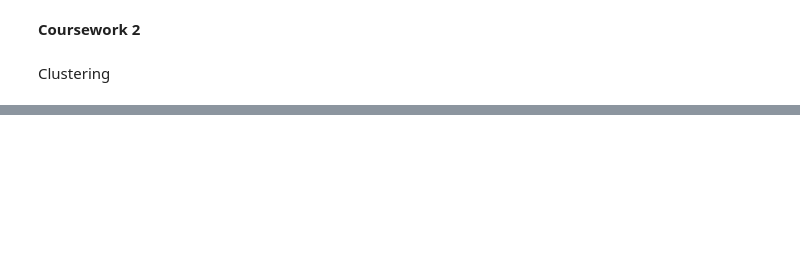
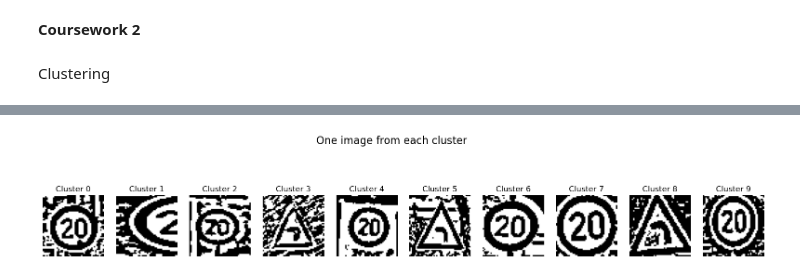
Before and after one commit to Danish3848/F20DL, a Jupyter notebook: CW/F20DL_Coursework1_Group12.ipynb, the cells around one changed output, grey strips where cells are left out. Drawn from its saved outputs; the diff is of its cells as text; code cells hidden in the pictures; blank space fills up the shorter version.

```diff
--- a/CW/F20DL_Coursework1_Group12.ipynb
+++ b/CW/F20DL_Coursework1_Group12.ipynb
@@ -869,0 +767,40 @@ Clustering
+# %%
+from sklearn.cluster import AgglomerativeClustering
+import matplotlib.pyplot as plt
+import numpy as np
+
+# Assuming 'X' is a pandas DataFrame and each row is a flattened grayscale image
+X =balanced_dataset_x.to_numpy()  # Convert DataFrame to NumPy array if not already
+n_clusters = 10  # The number of clusters to find
+image_height = 48  # The height of the images (you should define this)
+image_width = 48   # The width of the images (you should define this)
+
+# Initialize and fit Agglomerative Clustering
+agg_cluster = AgglomerativeClustering(n_clusters=n_clusters, affinity='euclidean', linkage='ward')
+agg_labels = agg_cluster.fit_predict(X)
+
+# Get unique cluster labels
+unique_labels = np.unique(agg_labels)
+
+# Reshape the dataset into the original image dimensions
+images_2d = X.reshape((-1, image_height, image_width))
+
+# Create a dictionary to hold the indices of images in each cluster
+cluster_indices = {}
+for label in unique_labels:
+    cluster_indices[label] = np.where(agg_labels == label)[0]
+
+# Plot one image from each cluster
+fig, axs = plt.subplots(1, n_clusters, figsize=(20, 4))
+fig.suptitle('One image from each cluster', fontsize=16)
+
+for i, (label, indices) in enumerate(cluster_indices.items()):
+    # Select the first image index from the cluster for display
+    image_idx = indices[0]
+    axs[i].imshow(images_2d[image_idx], cmap='gray')
+    axs[i].axis('off')
+    axs[i].set_title(f'Cluster {label}')
+
+plt.show()
+# %% [output]
+[figure, added]
```
Also changed, not shown: parts of 63 cells of this notebook, 1 other file.
